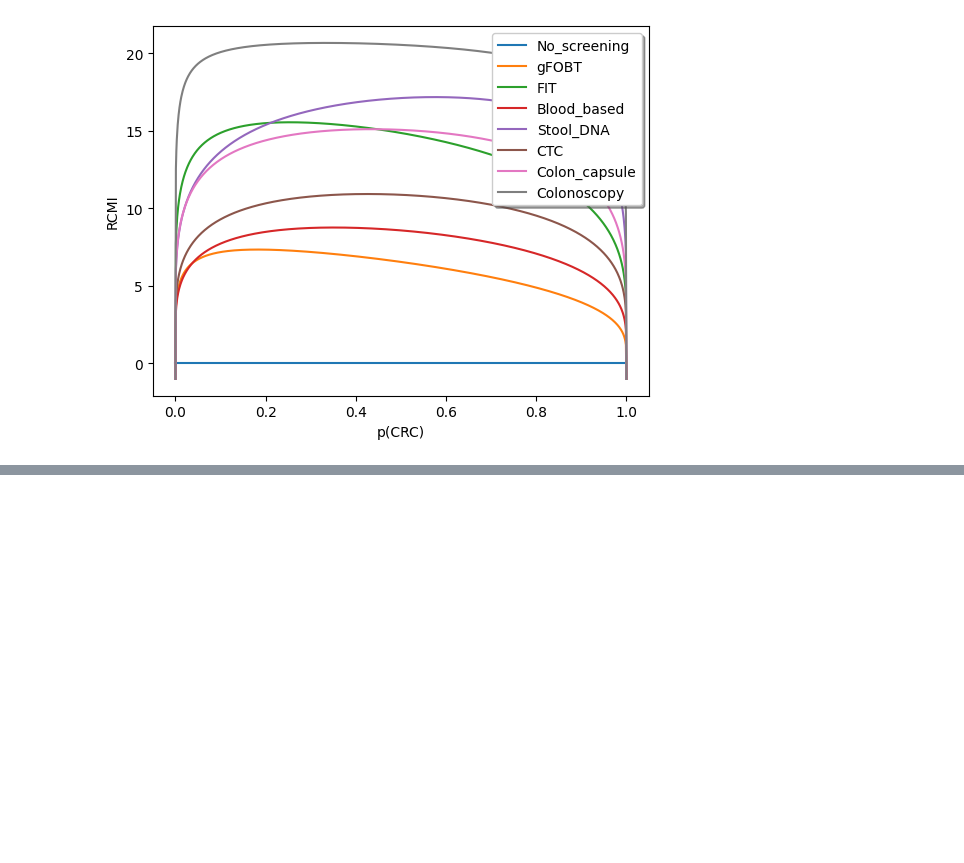
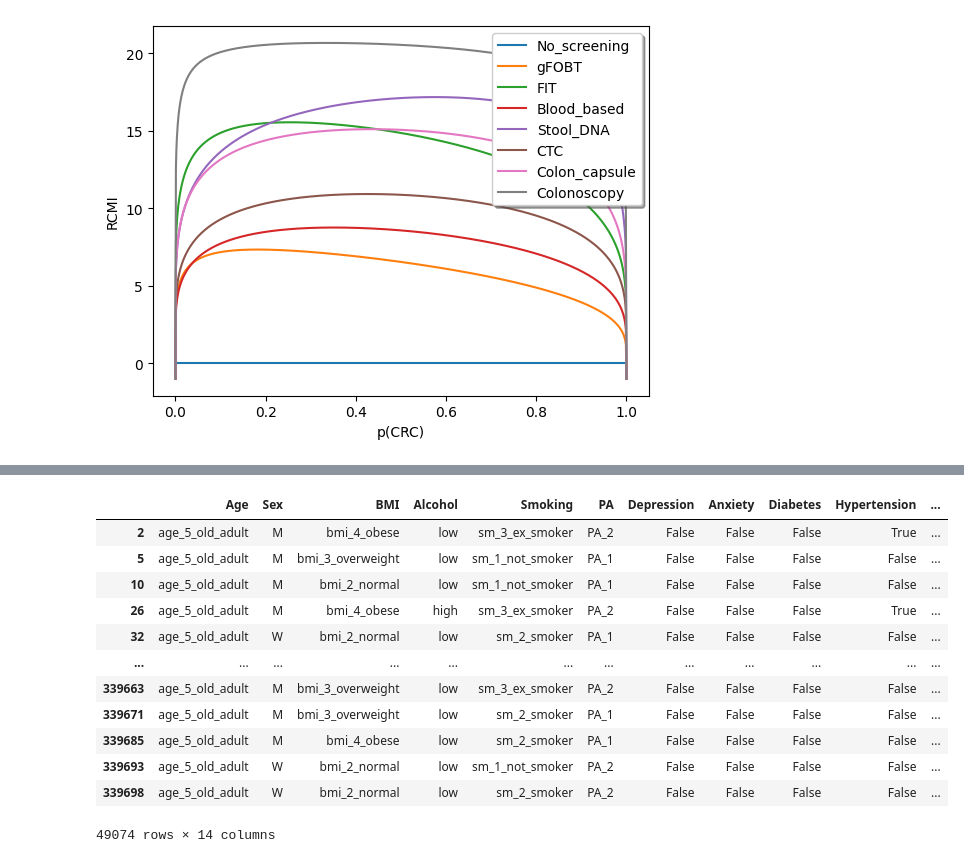
Before and after one commit to DanielCorralesAlonso/Decision_Model_Screening_CRC, a Jupyter notebook: tests.ipynb, the cells around one changed output, grey strips where cells are left out. Cells and saved outputs as stored; diff of their text form; code cells hidden in the pictures; blank space fills up the shorter version.

```diff
--- a/tests.ipynb
+++ b/tests.ipynb
@@ -1007,3 +1007,45 @@ def plot_relative_cond_mut_info(net, subtitle = '', zoom=(0.001, 0.1)):
     ax.set_ylim(-0.005,zoom[1])
 
     plt.savefig(f"output_images/rel_cond_mut_info_zoom_{subtitle}.png")
+# %%
+from preprocessing import preprocessing
+
+model_type = "linear"
+
+net = pysmile.Network()
+net.read_file(f"decision_models/DM_screening_rel_pcmi_{model_type}.xdsl")
+
+df_test = pd.read_csv("private/df_2016.csv")
+df_test = preprocessing(df_test)
+
+df_test = df_test.rename(columns = {"Hyperchol.": "Hyperchol_"})
+
+y = np.array(list(df_test["CRC"]*1))
+
+vars1 = np.array(["No scr", "gFOBT", "FIT", "Blood_test", "sDNA", "CTC", "CC", "Colonoscopy"])
+
+df_utilities_2016 = pd.DataFrame([], columns = vars1)
+
+for i in range(df_test.shape[0]):
+    sample = df_test.iloc[i].drop(labels = ["CRC"])
+    sample_dict = sample.to_dict()
+
+    net.clear_all_evidence()
+
+    for key, value in sample.items():
+        if type(value) == np.bool_:
+            net.set_evidence(key, bool(value))
+        else:
+            net.set_evidence(key, value)
+
+    net.update_beliefs()
+
+    arr = np.array(net.get_node_value("U"))
+
+    U = np.concatenate((arr[::2], [arr[1]]), axis = 0)
+
+    row = pd.DataFrame(U.reshape(1,8), columns=vars1)
+    df_utilities_2016 = pd.concat([df_utilities_2016, row], ignore_index = True)
+
+df_utilities_2016 = pd.concat( [df_utilities_2016, df_test["CRC"] ] , axis = 1)
+df_utilities_2016.to_csv("utilities_2016.csv", index = False)
@@ -1009,0 +1068,16 @@ def plot_relative_cond_mut_info(net, subtitle = '', zoom=(0.001, 0.1)):
+# %%
+df_test[df_test["Age"] == "age_5_old_adult"]
+# %% [output]
+|  | Age | Sex | BMI | Alcohol | Smoking | PA | Depression | Anxiety | Diabetes | Hypertension | ... |
+| 2 | age_5_old_adult | M | bmi_4_obese | low | sm_3_ex_smoker | PA_2 | False | False | False | True | ... |
+| 5 | age_5_old_adult | M | bmi_3_overweight | low | sm_1_not_smoker | PA_1 | False | False | False | False | ... |
+| 10 | age_5_old_adult | M | bmi_2_normal | low | sm_1_not_smoker | PA_1 | False | False | False | False | ... |
+| 26 | age_5_old_adult | M | bmi_4_obese | high | sm_3_ex_smoker | PA_2 | False | False | False | True | ... |
+| 32 | age_5_old_adult | W | bmi_2_normal | low | sm_2_smoker | PA_1 | False | False | False | False | ... |
+| ... | ... | ... | ... | ... | ... | ... | ... | ... | ... | ... | ... |
+| 339663 | age_5_old_adult | M | bmi_3_overweight | low | sm_3_ex_smoker | PA_2 | False | False | False | False | ... |
+| 339671 | age_5_old_adult | M | bmi_3_overweight | low | sm_2_smoker | PA_1 | False | False | False | False | ... |
+| 339685 | age_5_old_adult | M | bmi_4_obese | low | sm_2_smoker | PA_1 | False | False | False | False | ... |
+| 339693 | age_5_old_adult | W | bmi_2_normal | low | sm_1_not_smoker | PA_2 | False | False | False | False | ... |
+| 339698 | age_5_old_adult | W | bmi_2_normal | low | sm_2_smoker | PA_2 | False | False | False | False | ... |
+49074 rows × 14 columns
```
Also changed, not shown: parts of 7 cells of this notebook, 7 other files.
